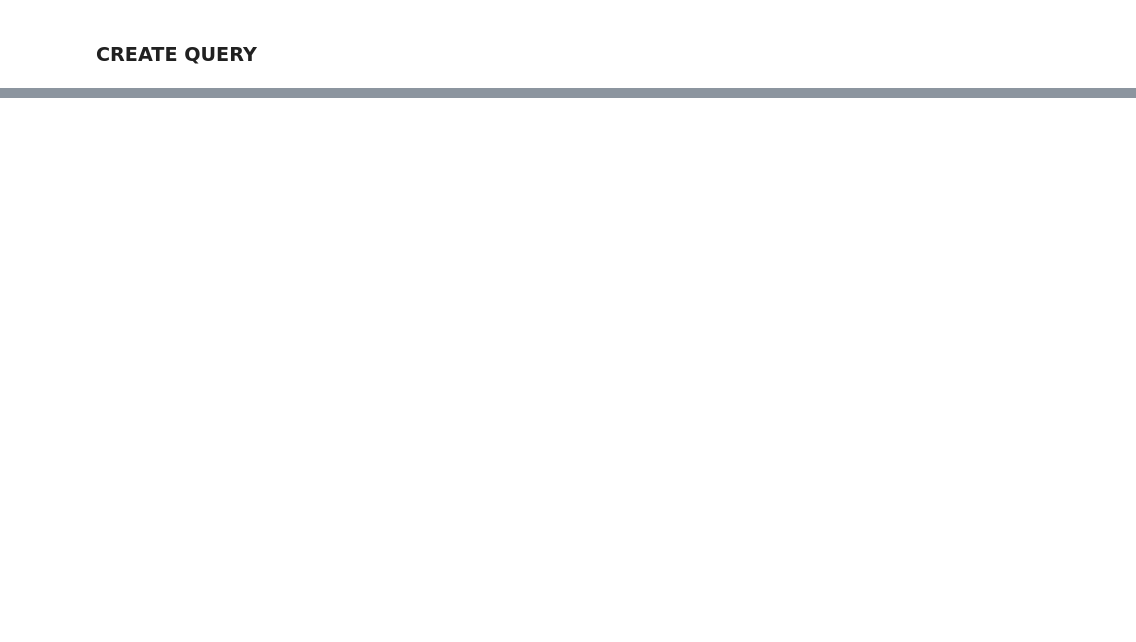
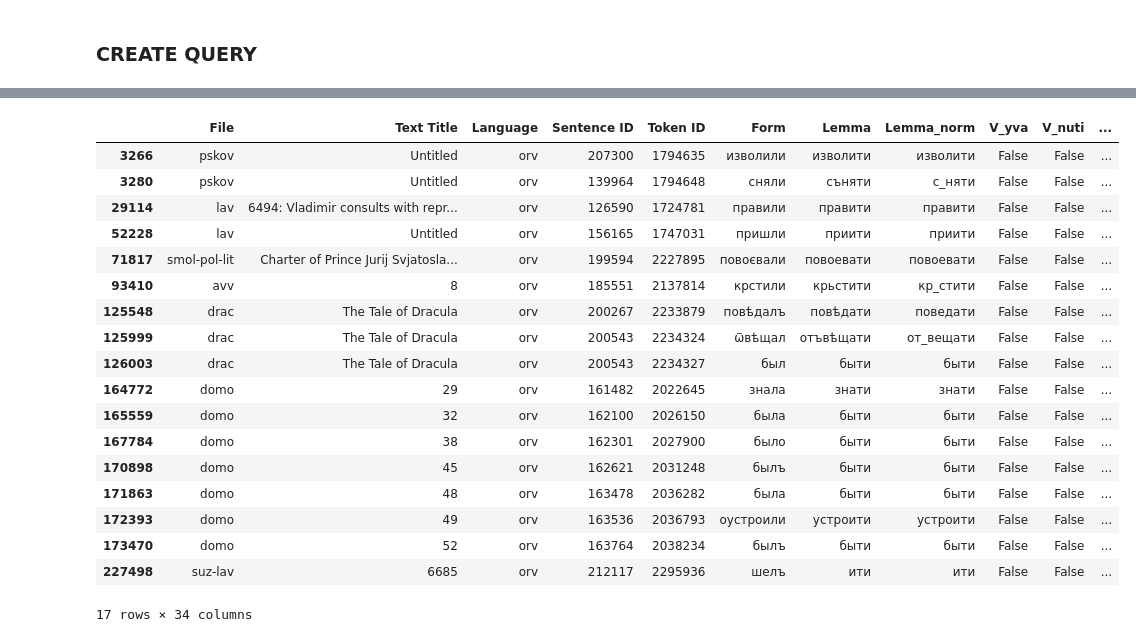
Before and after one commit to m03dtb/old-east-slavic-corpus-analysis, a Jupyter notebook: 02/8_Evaluate_Tempus.ipynb, the cells around one changed output, grey strips where cells are left out. Drawn from its saved outputs; the diff is of its cells as text; code cells hidden in the pictures; blank space fills up the shorter version.

Commit message:
create evaluation fn find_forms in 02/8

```diff
--- a/02/8_Evaluate_Tempus.ipynb
+++ b/02/8_Evaluate_Tempus.ipynb
@@ -96,10 +139,13 @@ morphology = {
     }
 }
 # %%
+# read input file
 df = pd.read_csv("OUTPUTS/dataframe_02_6.csv",
                  dtype={
                      "Russian Translation": "string",
-                     "English Translation": "string"}
+                     "English Translation": "string",
+                     "Sentence ID": "Int64"
+                 }
 )
 
 def drop_unnamed_columns(df):
@@ -135,6 +181,6 @@ cols = [
 ]
 
 for col in cols:
-    df_verbs[col] = df_verbs[col].apply(
+    df_verbs.loc[:, col] = df_verbs[col].apply(
         lambda x: ast.literal_eval(x) if isinstance(x, str) else x
     )
@@ -167,11 +196,3 @@ df_test
 assert not df_verbs['Is_Compound_Aux'].any()
 # %% [markdown]
 ### CREATE QUERY
-# %%
-def match_morph(morph, pattern):
-    if not isinstance(morph, str) or not isinstance(pattern, str):
-        return False
-    return all(
-        p == '-' or (i < len(morph) and morph[i] == p)
-        for i, p in enumerate(pattern)
-    )
@@ -265,0 +296,25 @@ df_filtered
+# %%
+find_forms(
+    df_verbs,
+    AUX_LEMMAS=["быти", "быти"], # aux1, aux2
+)
+# %% [output]
+|  | File | Text Title | Language | Sentence ID | Token ID | Form | Lemma | Lemma_norm | V_yva | V_nuti | ... |
+| 3266 | pskov | Untitled | orv | 207300 | 1794635 | изволили | изволити | изволити | False | False | ... |
+| 3280 | pskov | Untitled | orv | 139964 | 1794648 | сняли | съняти | с_няти | False | False | ... |
+| 29114 | lav | 6494: Vladimir consults with repr... | orv | 126590 | 1724781 | правили | правити | правити | False | False | ... |
+| 52228 | lav | Untitled | orv | 156165 | 1747031 | пришли | приити | приити | False | False | ... |
+| 71817 | smol-pol-lit | Charter of Prince Jurij Svjatosla... | orv | 199594 | 2227895 | повоєвали | повоевати | повоевати | False | False | ... |
+| 93410 | avv | 8 | orv | 185551 | 2137814 | крстили | крьстити | кр_стити | False | False | ... |
+| 125548 | drac | The Tale of Dracula | orv | 200267 | 2233879 | повѣдалъ | повѣдати | поведати | False | False | ... |
+| 125999 | drac | The Tale of Dracula | orv | 200543 | 2234324 | ѿвѣщал | отъвѣщати | от_вещати | False | False | ... |
+| 126003 | drac | The Tale of Dracula | orv | 200543 | 2234327 | был | быти | быти | False | False | ... |
+| 164772 | domo | 29 | orv | 161482 | 2022645 | знала | знати | знати | False | False | ... |
+| 165559 | domo | 32 | orv | 162100 | 2026150 | была | быти | быти | False | False | ... |
+| 167784 | domo | 38 | orv | 162301 | 2027900 | было | быти | быти | False | False | ... |
+| 170898 | domo | 45 | orv | 162621 | 2031248 | былъ | быти | быти | False | False | ... |
+| 171863 | domo | 48 | orv | 163478 | 2036282 | была | быти | быти | False | False | ... |
+| 172393 | domo | 49 | orv | 163536 | 2036793 | оустроили | устроити | устроити | False | False | ... |
+| 173470 | domo | 52 | orv | 163764 | 2038234 | былъ | быти | быти | False | False | ... |
+| 227498 | suz-lav | 6685 | orv | 212117 | 2295936 | шелъ | ити | ити | False | False | ... |
+17 rows × 34 columns
```
Also changed, not shown: parts of 16 cells of this notebook, 1 other file.
